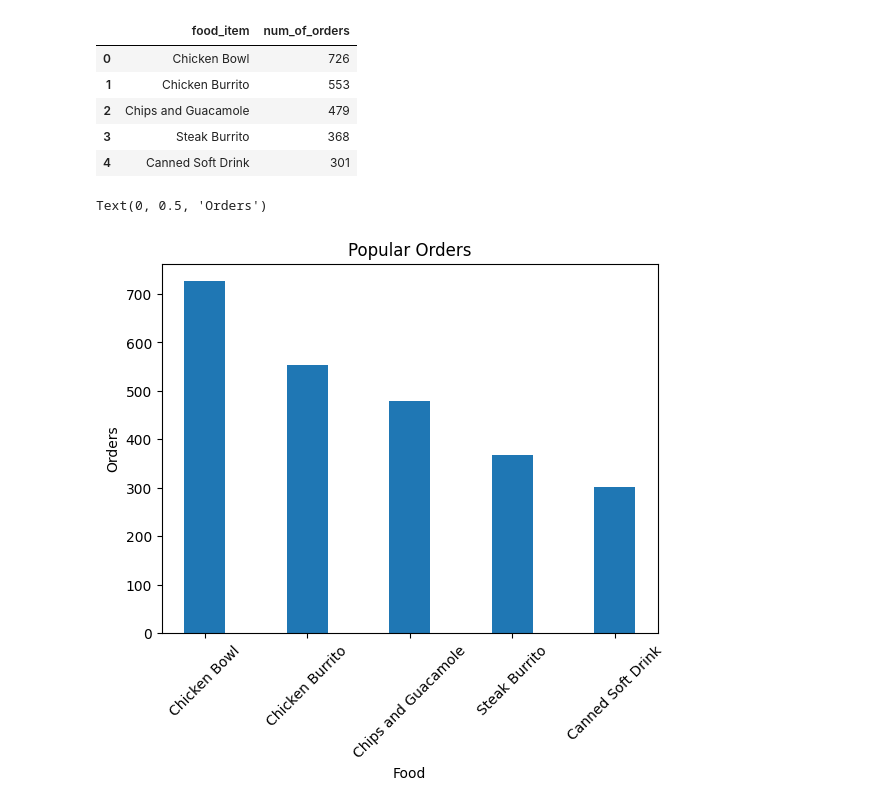
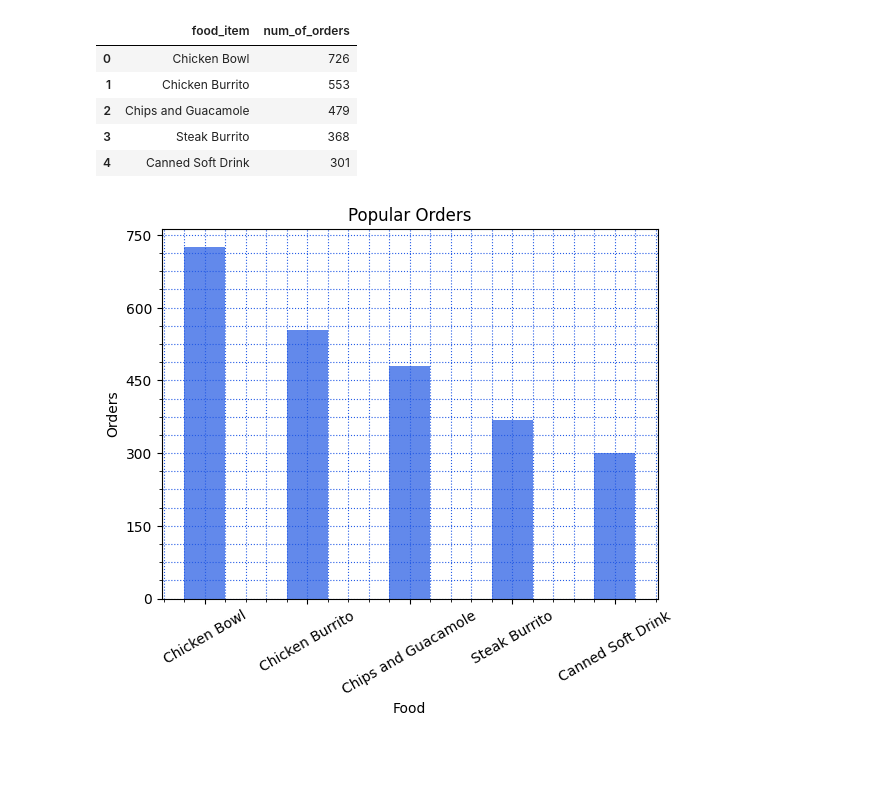
Before and after one commit to swami1894/ChipotleAnalysis, a Jupyter notebook: Chipotle_Orders.ipynb, the cells around one changed output. Drawn from its saved outputs; the diff is of its cells as text; code cells hidden in the pictures; blank space fills up the shorter version.

Commit message:
Cleaned plot
Cleaned plots

```diff
--- a/Chipotle_Orders.ipynb
+++ b/Chipotle_Orders.ipynb
@@ -133,14 +133,16 @@ Top 5 Items Sold
 | 3 | Steak Burrito | 368 |
 | 4 | Canned Soft Drink | 301 |
 # %%
-plt.bar(foodSold.head().food_item, foodSold.head().num_of_orders, width=0.4)
+plt.bar(foodSold.head().food_item, foodSold.head().num_of_orders, width=0.4, color="#6289eb")
 plt.title("Popular Orders")
 plt.xlabel("Food")
 plt.xticks(rotation=30)
+plt.yticks(np.arange(0, 800, 150))
+plt.minorticks_on()
 plt.ylabel("Orders")
+plt.grid(linestyle=":", color="#255ce7", which="both")
 # %% [output]
-Text(0, 0.5, 'Orders')
-[figure, old version]
+[figure, new version]
 # %%
 popularOrder = {"Chicken":0, "Steak":0, "Chips":0}
 
```
Also changed, not shown: parts of 3 cells of this notebook.
